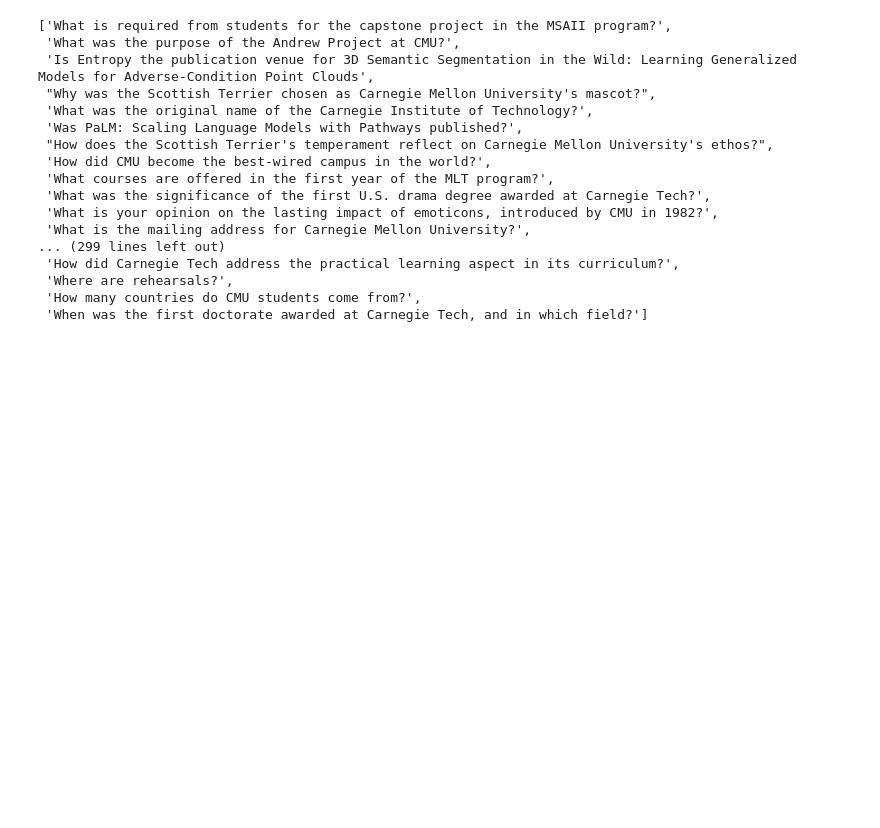
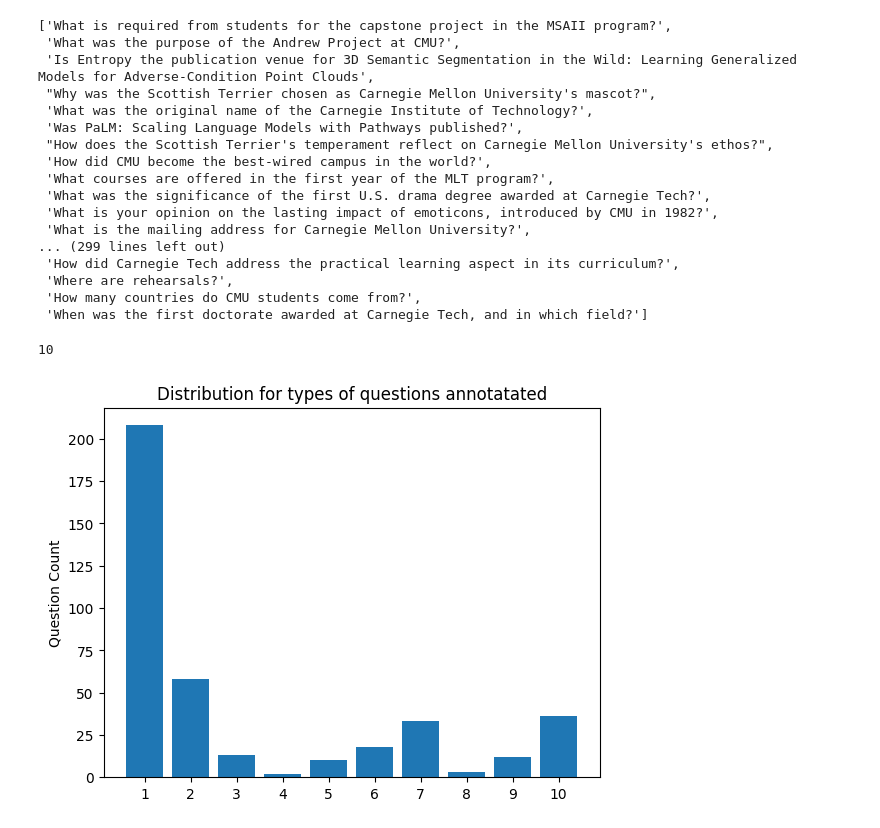
Before and after one commit to EduardoTrevino/end-to-end-nlp-rag-from-scratch, a Jupyter notebook: DataSplit.ipynb, the cells around one changed output. Drawn from its saved outputs; the diff is of its cells as text; code cells hidden in the pictures; blank space fills up the shorter version.

Commit message:
computing annotation distribution

```diff
--- a/DataSplit.ipynb
+++ b/DataSplit.ipynb
@@ -3,13 +3,23 @@ directories = ["Web Scholar PDFs", "Data/About Scottie", "Data/Buggy News", "Dat
 # %%
 questions = []
 answers = []
+question_type = {}
+
+
 for i in directories:
     f = open(i + "/annotation.txt")
     annotations = f.readlines()
 
     q = [i[3:].strip() for i in annotations[0::5]]
     a = [i[3:].strip() for i in annotations[1::5]]
+    t = [i[3:].strip() for i in annotations[3::5]]
+    print(t)
 
+    for j in t:
+        if int(j) in question_type:
+            question_type[int(j)] += 1
+        else:
+            question_type[int(j)] = 1
 
     print(len(q), len(a), i)
 
@@ -73,3 +92,22 @@ writeListToFile("SubmissionData/test/questions.txt", X_test)
 writeListToFile("SubmissionData/test/reference_answers.txt", y_test)
 writeListToFile("SubmissionData/train/questions.txt", X_train)
 writeListToFile("SubmissionData/train/reference_answers.txt", y_train)
+# %%
+import matplotlib.pyplot as plt
+
+fig, ax = plt.subplots()
+sorted_types = sorted(question_type.items(), key=lambda item: item[0])
+del sorted_types[0]
+
+types = [str(i[0]) for i in sorted_types]
+counts =  [i[1] for i in sorted_types]
+print(len(counts))
+bar_colors = colors = ['red', 'blue', 'green', 'orange', 'purple', 'cyan', 'magenta', 'yellow', 'lime', 'teal', 'pink']
+ax.bar(types, counts)
+
+ax.set_ylabel('Question Count')
+ax.set_title('Distribution for types of questions annotatated')
+plt.show()
+# %% [output]
+10
+[figure, added]
```
Also changed, not shown: parts of 1 cell of this notebook.
